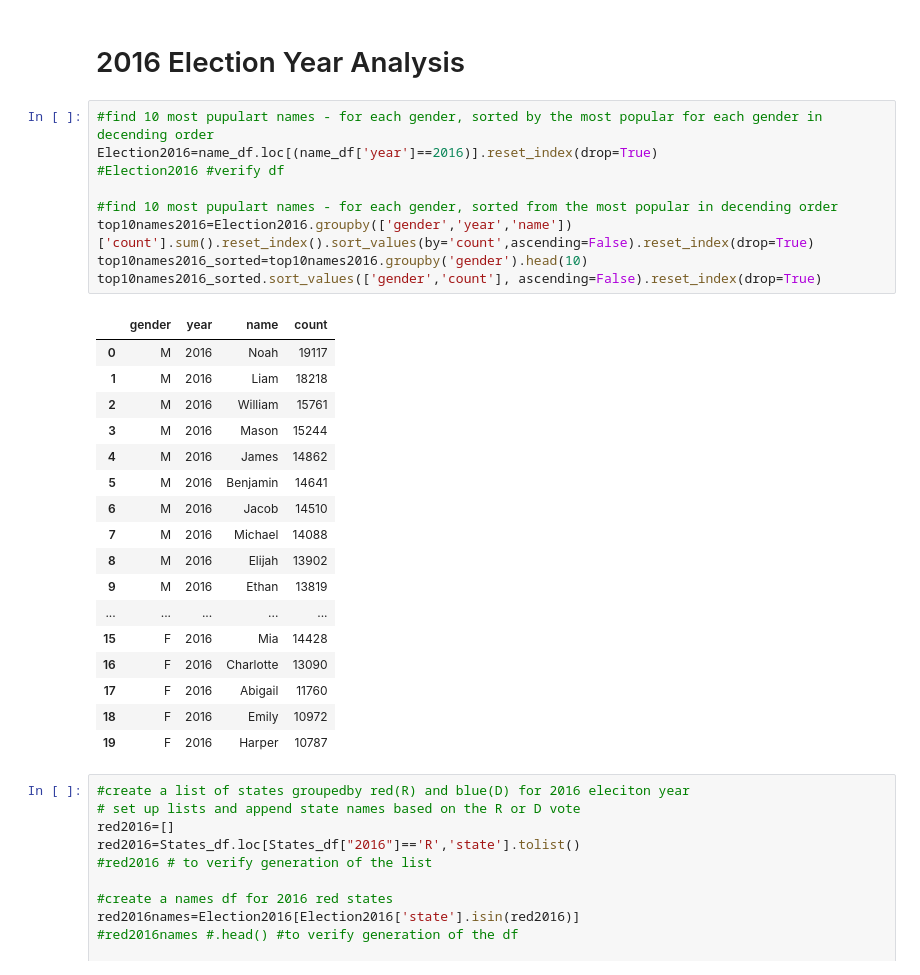
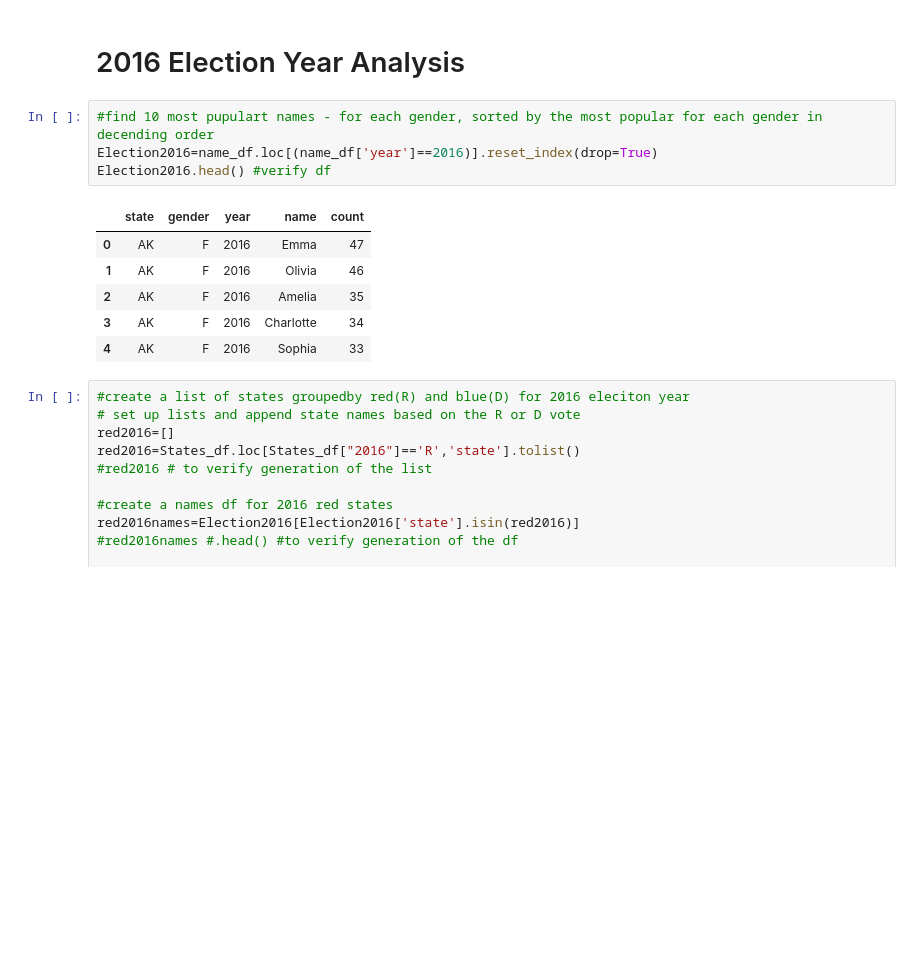
Before and after one commit to GizemYP/columbia_group_project, a Jupyter notebook: Part_II_ElectionYrSummary_USmap.ipynb, the cells around one changed output. Saved outputs shown, nothing was run; the diff lists cells and outputs as text; blank space fills up the shorter version.

```diff
--- a/Part_II_ElectionYrSummary_USmap.ipynb
+++ b/Part_II_ElectionYrSummary_USmap.ipynb
@@ -268,30 +210,14 @@ plt.show()
 # %%
 #find 10 most pupulart names - for each gender, sorted by the most popular for each gender in decending order
 Election2016=name_df.loc[(name_df['year']==2016)].reset_index(drop=True)
-#Election2016 #verify df
-
-#find 10 most pupulart names - for each gender, sorted from the most popular in decending order
-top10names2016=Election2016.groupby(['gender','year','name'])['count'].sum().reset_index().sort_values(by='count',ascending=False).reset_index(drop=True)
-top10names2016_sorted=top10names2016.groupby('gender').head(10)
-top10names2016_sorted.sort_values(['gender','count'], ascending=False).reset_index(drop=True)
+Election2016.head() #verify df
 # %% [output]
-|  | gender | year | name | count |
-| 0 | M | 2016 | Noah | 19117 |
-| 1 | M | 2016 | Liam | 18218 |
-| 2 | M | 2016 | William | 15761 |
-| 3 | M | 2016 | Mason | 15244 |
-| 4 | M | 2016 | James | 14862 |
-| 5 | M | 2016 | Benjamin | 14641 |
-| 6 | M | 2016 | Jacob | 14510 |
-| 7 | M | 2016 | Michael | 14088 |
-| 8 | M | 2016 | Elijah | 13902 |
-| 9 | M | 2016 | Ethan | 13819 |
-| ... | ... | ... | ... | ... |
-| 15 | F | 2016 | Mia | 14428 |
-| 16 | F | 2016 | Charlotte | 13090 |
-| 17 | F | 2016 | Abigail | 11760 |
-| 18 | F | 2016 | Emily | 10972 |
-| 19 | F | 2016 | Harper | 10787 |
+|  | state | gender | year | name | count |
+| 0 | AK | F | 2016 | Emma | 47 |
+| 1 | AK | F | 2016 | Olivia | 46 |
+| 2 | AK | F | 2016 | Amelia | 35 |
+| 3 | AK | F | 2016 | Charlotte | 34 |
+| 4 | AK | F | 2016 | Sophia | 33 |
 # %%
 #create a list of states groupedby red(R) and blue(D) for 2016 eleciton year
 # set up lists and append state names based on the R or D vote
```
Also changed, not shown: parts of 21 cells of this notebook, 3 other files.
